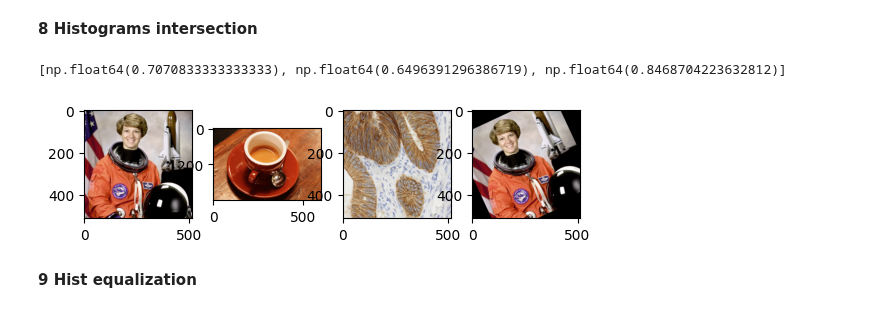
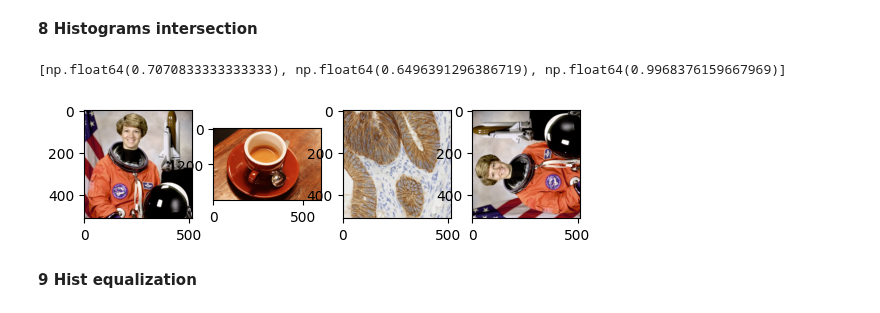
Before and after one commit to ishanyaa/ImageProcessingCSC8628, a Jupyter notebook: image_color_space_1.ipynb, the cells around one changed output. Cells and saved outputs as stored; diff of their text form; code cells hidden in the pictures.

```diff
--- a/image_color_space_1.ipynb
+++ b/image_color_space_1.ipynb
@@ -205,36 +319,36 @@ plt.show()
 # %%
 im1 = data.astronaut()
 im2 = data.coffee()
 im3 = data.immunohistochemistry()
-im4 = rotate(im1,25)
+im4 = rotate(im1,90)
 
 fig = plt.figure()
 ax = fig.add_subplot(1, 4, 1)
 p = plt.imshow(im1)
 ax = fig.add_subplot(1, 4, 2)
 p = plt.imshow(im2)
 ax = fig.add_subplot(1, 4, 3)
 p = plt.imshow(im3)
 ax = fig.add_subplot(1, 4, 4)
 p = plt.imshow(im4)
 
 im1 = np.concatenate(im1[:,:,0])
 im2 = np.concatenate(im2[:,:,0])
 im3 = np.concatenate(im3[:,:,0])
 im4 = np.concatenate(im4[:,:,0])
 
 hist_1, _ = np.histogram(im1, bins=100)
 hist_2, _ = np.histogram(im2, bins=100)
 hist_3, _ = np.histogram(im3, bins=100)
 hist_4, _ = np.histogram(im4, bins=100)
 
 intersection_12 = np.true_divide(np.sum(np.minimum(hist_1, hist_2)), np.sum(hist_2))
 intersection_13 = np.true_divide(np.sum(np.minimum(hist_1, hist_3)), np.sum(hist_3))
 intersection_14 = np.true_divide(np.sum(np.minimum(hist_1, hist_4)), np.sum(hist_4))
 print([intersection_12, intersection_13, intersection_14])
 # %% [output]
-[np.float64(0.7070833333333333), np.float64(0.6496391296386719), np.float64(0.8468704223632812)]
+[np.float64(0.7070833333333333), np.float64(0.6496391296386719), np.float64(0.9968376159667969)]
-[figure, old version]
+[figure, new version]
 # %% [markdown]
 **9 Hist equalization**
 # %%
```
Also changed, not shown: parts of 12 cells of this notebook.
